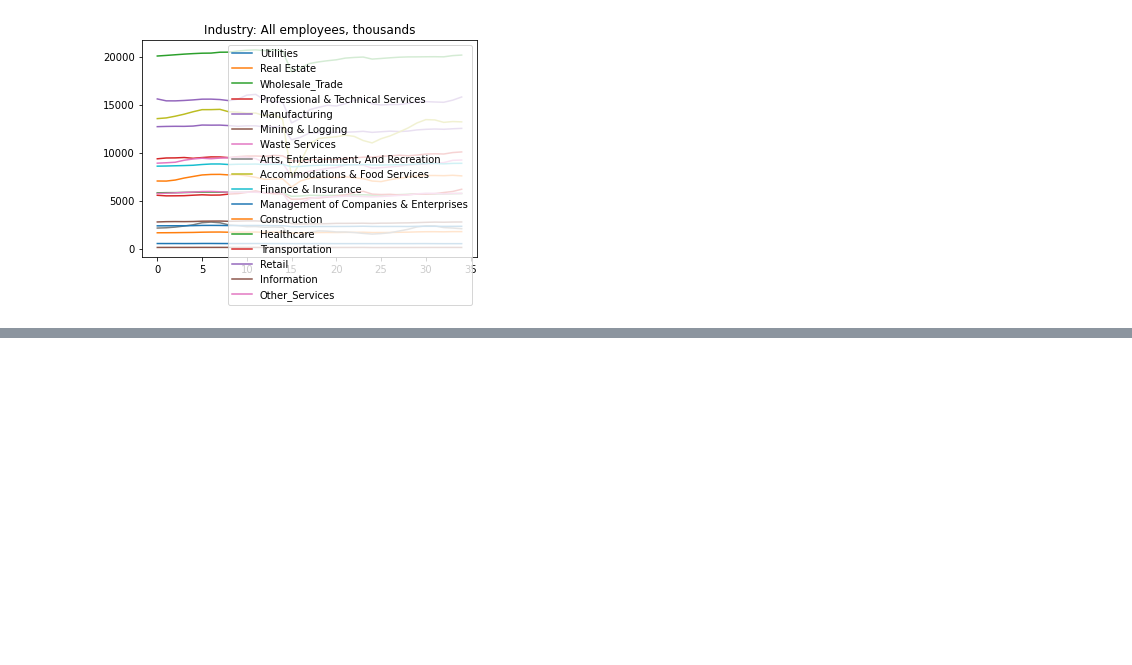
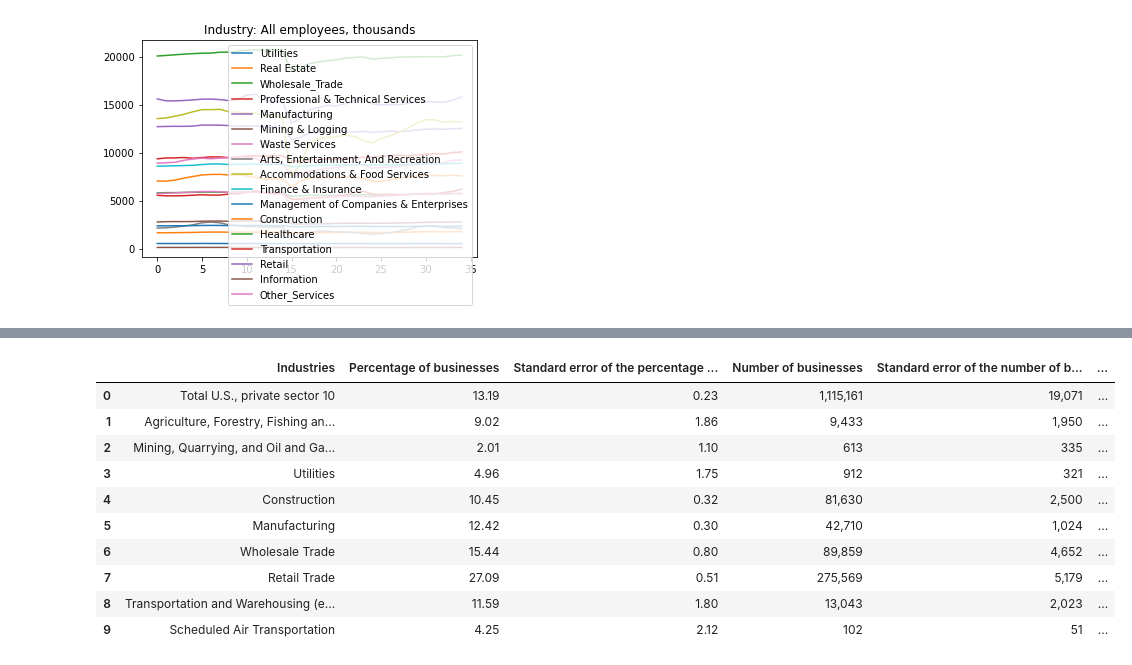
Before and after one commit to Quezadajl/Capstone, a Jupyter notebook: Notebooks/industry_data.ipynb, the cells around one changed output, grey strips where cells are left out. Saved outputs shown, nothing was run; the diff lists cells and outputs as text; code cells hidden in the pictures; blank space fills up the shorter version.

```diff
--- a/Notebooks/industry_data.ipynb
+++ b/Notebooks/industry_data.ipynb
@@ -249,8 +283,20 @@ non.head(10)
 # %%
 non.to_csv('nonclosure_data.csv')
 # %%
-inc_demand = pd.read_csv('../data/inc_demand.csv')
+inc_demand = pd.read_csv('inc_demand.csv')
 inc_demand.head(10)
+# %% [output]
+|  | Industries | Percentage of businesses | Standard error of the percentage ... | Number of businesses | Standard error of the number of b... | ... |
+| 0 | Total U.S., private sector 10 | 13.19 | 0.23 | 1,115,161 | 19,071 | ... |
+| 1 | Agriculture, Forestry, Fishing an... | 9.02 | 1.86 | 9,433 | 1,950 | ... |
+| 2 | Mining, Quarrying, and Oil and Ga... | 2.01 | 1.10 | 613 | 335 | ... |
+| 3 | Utilities | 4.96 | 1.75 | 912 | 321 | ... |
+| 4 | Construction | 10.45 | 0.32 | 81,630 | 2,500 | ... |
+| 5 | Manufacturing | 12.42 | 0.30 | 42,710 | 1,024 | ... |
+| 6 | Wholesale Trade | 15.44 | 0.80 | 89,859 | 4,652 | ... |
+| 7 | Retail Trade | 27.09 | 0.51 | 275,569 | 5,179 | ... |
+| 8 | Transportation and Warehousing (e... | 11.59 | 1.80 | 13,043 | 2,023 | ... |
+| 9 | Scheduled Air Transportation | 4.25 | 2.12 | 102 | 51 | ... |
 # %%
 inc= inc_demand.set_index('Industries').transpose()
 inc.head(10)
```
Also changed, not shown: parts of 28 cells of this notebook, 9 other files.
